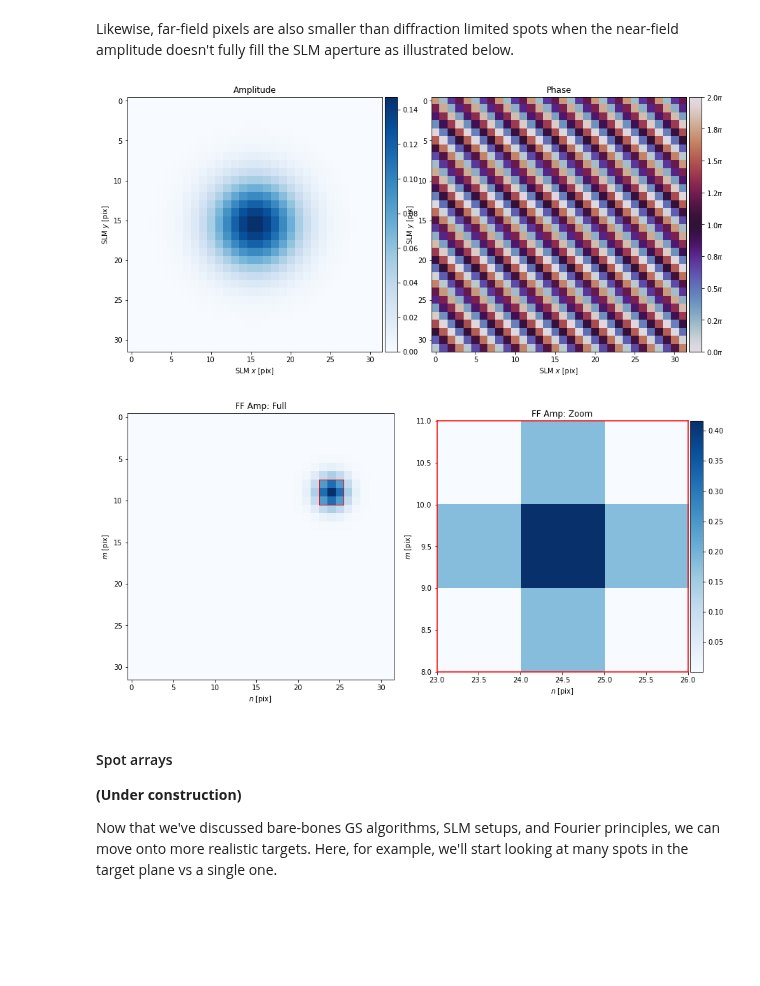
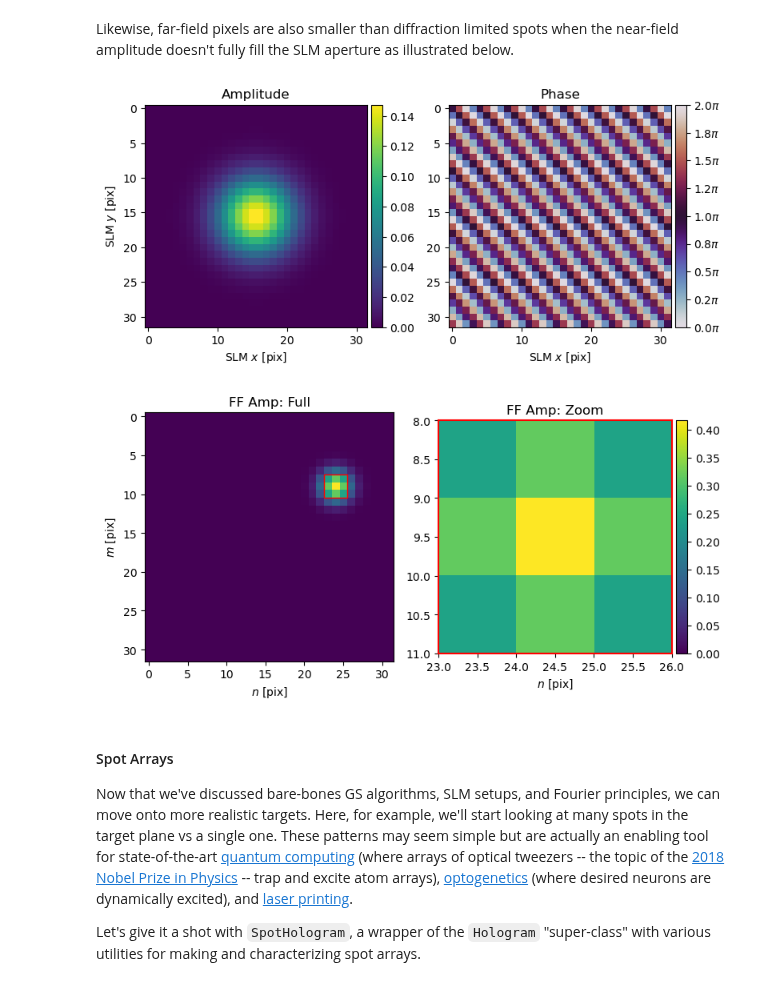
Before and after one commit to slmsuite/slmsuite-examples, a Jupyter notebook: examples/computational_holography.ipynb, the cells around one changed output. Cells and saved outputs as stored; diff of their text form; code cells hidden in the pictures; blank space fills up the shorter version.

```diff
--- a/examples/computational_holography.ipynb
+++ b/examples/computational_holography.ipynb
@@ -12,21 +12,20 @@ In this first tutorial, we'll walk through the basic functionality. Specifically
 # %% [markdown]
 We'll start by importing `slmsuite` and a few packages. Note that `slmsuite` will automatically import [`cupy`](https://cupy.dev/) for GPU acceleration if it's installed; otherwise, `numpy` will be used for (much slower) internal computation.
 # %%
-# TODO: delete this once the tutorial/code are stable; import via package once released
 %load_ext autoreload
 %autoreload 2
 %matplotlib inline
 
 # Add slmsuite to the python path.
 import sys, os
-sys.path.append(os.path.join(os.getcwd(), '../../../..'))
+sys.path.append(os.path.join(os.getcwd(), '../../slmsuite'))
 
-import warnings
-warnings.filterwarnings("ignore")
+# import warnings
+# warnings.filterwarnings("ignore")
 
 import numpy as np
 import matplotlib.pyplot as plt
 import matplotlib as mpl
 
-mpl.rc('image', cmap='Blues')
+# mpl.rc('image', cmap='Blues')
 # %% [markdown]
@@ -137,23 +136,20 @@ Likewise, far-field pixels are also smaller than diffraction limited spots when
 # %%
 # Set a Gaussian amplitude profile on SLM with radius = 100 in units of x/lam
 slm.set_measured_amplitude_analytic(100)
 
 # Redo the same GS calculations
-hologram = Hologram(target,amp=slm.measured_amplitude)
+hologram = Hologram(target, slm_shape=slm.shape, amp=slm.measured_amplitude)
 hologram.optimize(method='GS', maxiter=5)
 
 hologram.plot_nearfield(padded=True,cbar=True)
-hologram.plot_farfield(source=hologram.amp_ff, cbar=True,
-                       title='FF Amp',limits=zoombox);
-
-# TODO: should plot_farfield default to target (hence not behaving as the function name would imply)?
+hologram.plot_farfield(cbar=True,limits=zoombox);
 # %% [output]
-[figure, old version]
+[figure, new version]
-[figure, old version]
+[figure, new version]
 # %% [markdown]
-#### Spot arrays
+#### Spot Arrays
 
-**(Under construction)**
+Now that we've discussed bare-bones GS algorithms, SLM setups, and Fourier principles, we can move onto more realistic targets. Here, for example, we'll start looking at many spots in the target plane vs a single one. These patterns may seem simple but are actually an enabling tool for state-of-the-art [quantum computing](https://www.nature.com/articles/s41586-021-03582-4) (where arrays of optical tweezers -- the topic of the [2018 Nobel Prize in Physics](https://www.aps.org/publications/apsnews/201811/nobel18.cfm) -- trap and excite atom arrays), [optogenetics](https://www.nature.com/articles/s41593-021-00902-9) (where desired neurons are dynamically excited), and [laser printing](https://www.nature.com/articles/s41377-019-0215-1).
 
-Now that we've discussed bare-bones GS algorithms, SLM setups, and Fourier principles, we can move onto more realistic targets. Here, for example, we'll start looking at many spots in the target plane vs a single one.
+Let's give it a shot with ``SpotHologram``, a wrapper of the ``Hologram`` "super-class" with various utilities for making and characterizing spot arrays.
 # %%
```
Also changed, not shown: parts of 24 cells of this notebook.
